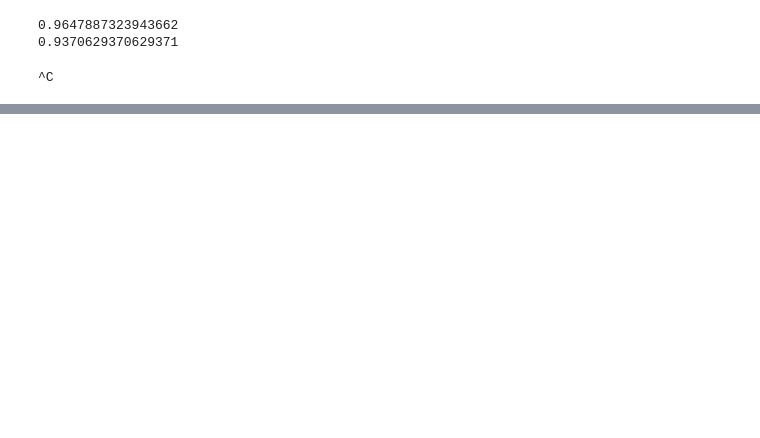
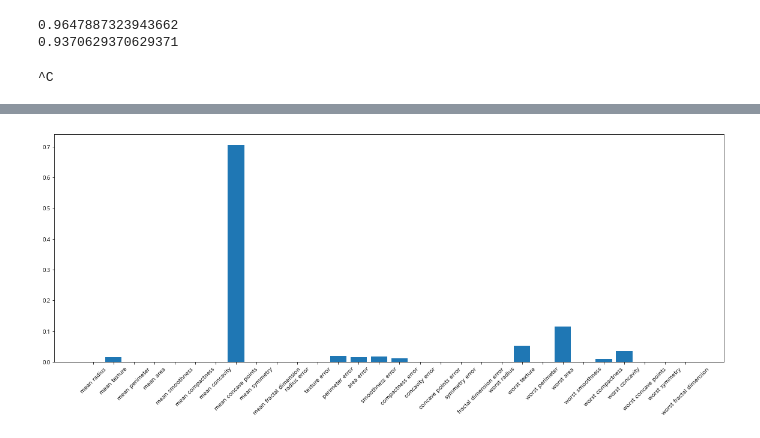
Before and after one commit to JJongSSu/Study, a Jupyter notebook: AI/4일차/결정트리.ipynb, the cells around one changed output, grey strips where cells are left out. Cells and saved outputs as stored; diff of their text form; code cells hidden in the pictures; blank space fills up the shorter version.

```diff
--- a/AI/4일차/결정트리.ipynb
+++ b/AI/4일차/결정트리.ipynb
@@ -29,6 +29,6 @@ print(model.score(X_test, y_test))
 1.0
 0.8811188811188811
 # %%
-model = DecisionTreeClassifier(max_depth=4, max_leaf_nodes=5, random_state=0)
+model = DecisionTreeClassifier(max_depth=8, max_leaf_nodes=15, random_state=0)
 model.fit(X_train, y_train)
 # %% [output]
@@ -62,0 +85,7 @@ display(graphviz.Source(dot_graph))
+# %%
+plt.figure(figsize=(20,7))
+plt.bar(cancer["feature_names"], model.feature_importances_)
+plt.xticks(rotation=45)
+plt.show()
+# %% [output]
+[figure, added]
```
Also changed, not shown: parts of 4 cells of this notebook, 1 other file.
